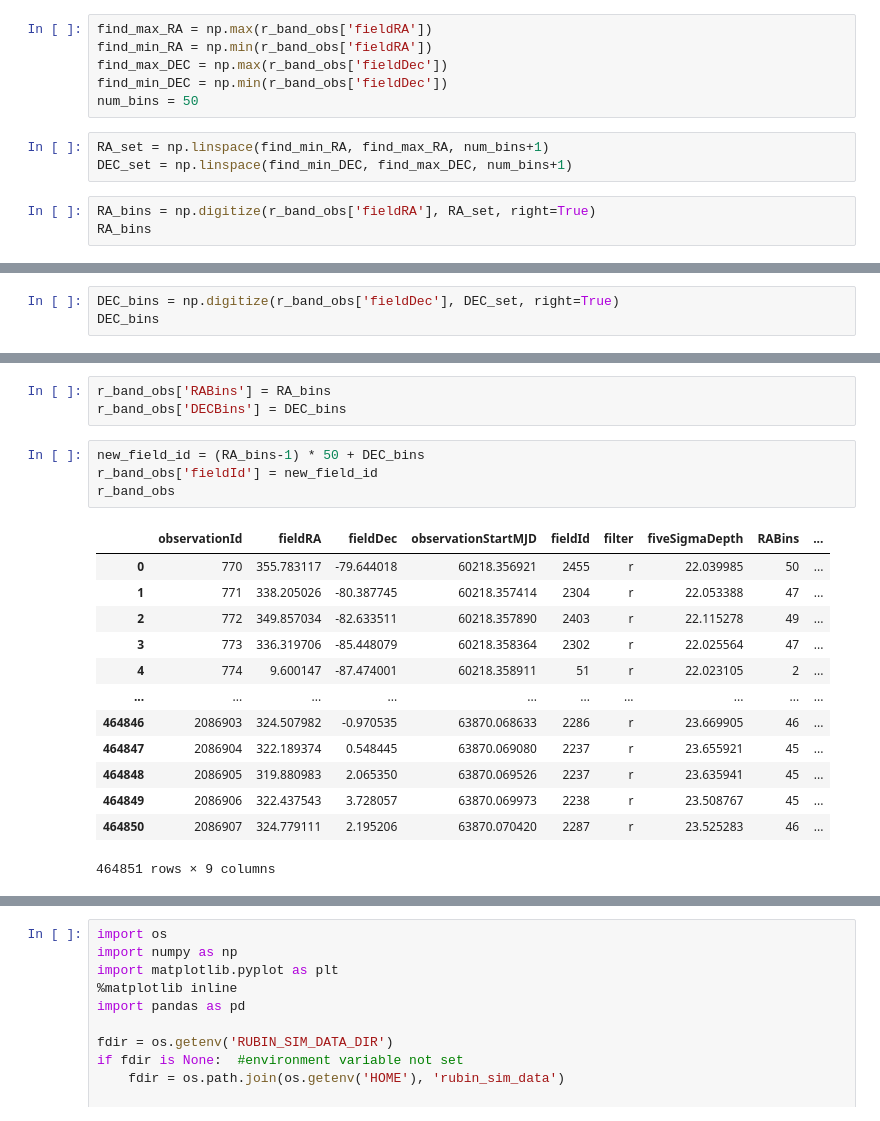
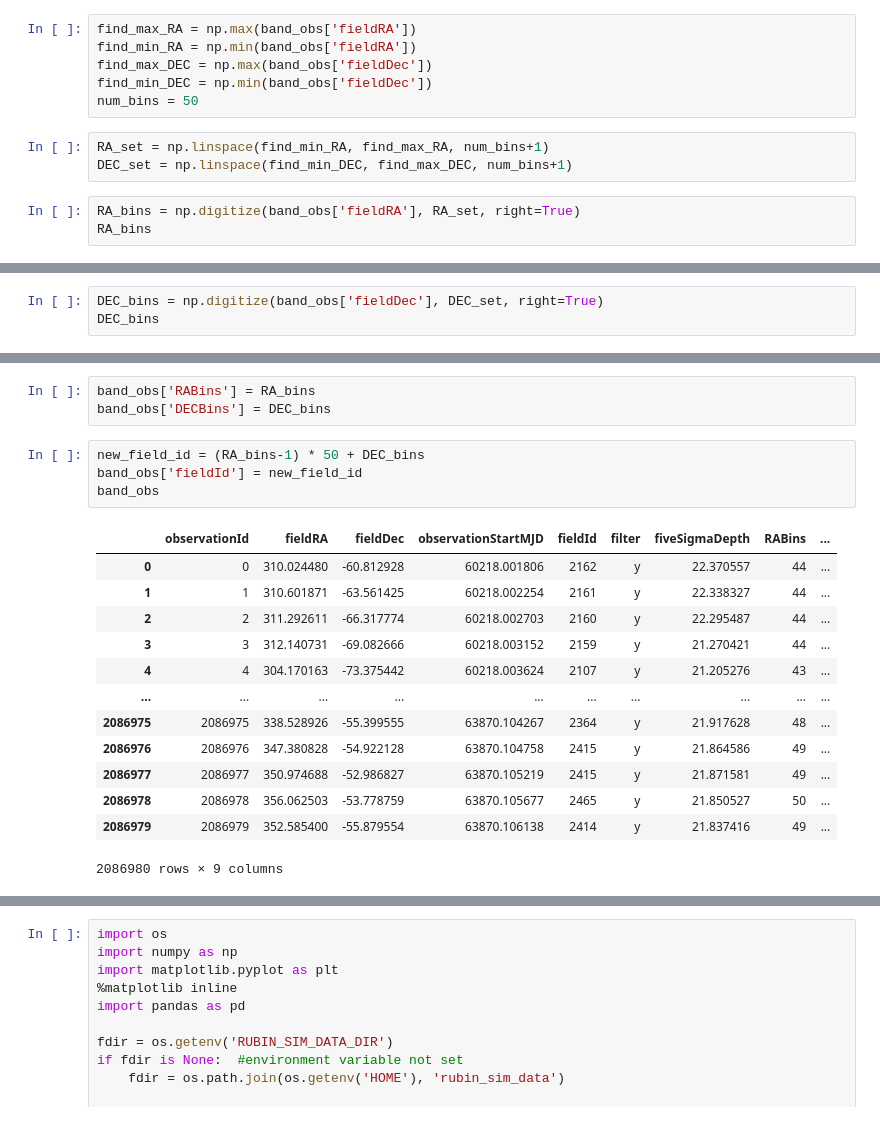
Before and after one commit to dirac-institute/uw-premap-2022-photoz, a Jupyter notebook: magnitudes.ipynb, the cells around one changed output, grey strips where cells are left out. Drawn from its saved outputs; the diff is of its cells as text.

```diff
--- a/magnitudes.ipynb
+++ b/magnitudes.ipynb
@@ -70,15 +70,15 @@ plt.colorbar()
 # %%
 import numpy as np
 # %%
-find_max_RA = np.max(r_band_obs['fieldRA'])
-find_min_RA = np.min(r_band_obs['fieldRA'])
-find_max_DEC = np.max(r_band_obs['fieldDec'])
-find_min_DEC = np.min(r_band_obs['fieldDec'])
+find_max_RA = np.max(band_obs['fieldRA'])
+find_min_RA = np.min(band_obs['fieldRA'])
+find_max_DEC = np.max(band_obs['fieldDec'])
+find_min_DEC = np.min(band_obs['fieldDec'])
 num_bins = 50
 # %%
 RA_set = np.linspace(find_min_RA, find_max_RA, num_bins+1)
 DEC_set = np.linspace(find_min_DEC, find_max_DEC, num_bins+1)
 # %%
-RA_bins = np.digitize(r_band_obs['fieldRA'], RA_set, right=True)
+RA_bins = np.digitize(band_obs['fieldRA'], RA_set, right=True)
 RA_bins
 # %% [output]
@@ -86,4 +86,4 @@ array([50, 47, 49, ..., 45, 45, 46])
 # %%
-DEC_bins = np.digitize(r_band_obs['fieldDec'], DEC_set, right=True)
+DEC_bins = np.digitize(band_obs['fieldDec'], DEC_set, right=True)
 DEC_bins
 # %% [output]
@@ -91,22 +91,22 @@ array([ 5,  4,  3, ..., 37, 38, 37])
 # %%
-r_band_obs['RABins'] = RA_bins
-r_band_obs['DECBins'] = DEC_bins
+band_obs['RABins'] = RA_bins
+band_obs['DECBins'] = DEC_bins
 # %%
 new_field_id = (RA_bins-1) * 50 + DEC_bins
-r_band_obs['fieldId'] = new_field_id
-r_band_obs
+band_obs['fieldId'] = new_field_id
+band_obs
 # %% [output]
 |  | observationId | fieldRA | fieldDec | observationStartMJD | fieldId | filter | fiveSigmaDepth | RABins | ... |
-| 0 | 770 | 355.783117 | -79.644018 | 60218.356921 | 2455 | r | 22.039985 | 50 | ... |
-| 1 | 771 | 338.205026 | -80.387745 | 60218.357414 | 2304 | r | 22.053388 | 47 | ... |
-| 2 | 772 | 349.857034 | -82.633511 | 60218.357890 | 2403 | r | 22.115278 | 49 | ... |
-| 3 | 773 | 336.319706 | -85.448079 | 60218.358364 | 2302 | r | 22.025564 | 47 | ... |
-| 4 | 774 | 9.600147 | -87.474001 | 60218.358911 | 51 | r | 22.023105 | 2 | ... |
+| 0 | 0 | 310.024480 | -60.812928 | 60218.001806 | 2162 | y | 22.370557 | 44 | ... |
+| 1 | 1 | 310.601871 | -63.561425 | 60218.002254 | 2161 | y | 22.338327 | 44 | ... |
+| 2 | 2 | 311.292611 | -66.317774 | 60218.002703 | 2160 | y | 22.295487 | 44 | ... |
+| 3 | 3 | 312.140731 | -69.082666 | 60218.003152 | 2159 | y | 21.270421 | 44 | ... |
+| 4 | 4 | 304.170163 | -73.375442 | 60218.003624 | 2107 | y | 21.205276 | 43 | ... |
 | ... | ... | ... | ... | ... | ... | ... | ... | ... | ... |
-| 464846 | 2086903 | 324.507982 | -0.970535 | 63870.068633 | 2286 | r | 23.669905 | 46 | ... |
-| 464847 | 2086904 | 322.189374 | 0.548445 | 63870.069080 | 2237 | r | 23.655921 | 45 | ... |
-| 464848 | 2086905 | 319.880983 | 2.065350 | 63870.069526 | 2237 | r | 23.635941 | 45 | ... |
-| 464849 | 2086906 | 322.437543 | 3.728057 | 63870.069973 | 2238 | r | 23.508767 | 45 | ... |
-| 464850 | 2086907 | 324.779111 | 2.195206 | 63870.070420 | 2287 | r | 23.525283 | 46 | ... |
+| 2086975 | 2086975 | 338.528926 | -55.399555 | 63870.104267 | 2364 | y | 21.917628 | 48 | ... |
+| 2086976 | 2086976 | 347.380828 | -54.922128 | 63870.104758 | 2415 | y | 21.864586 | 49 | ... |
+| 2086977 | 2086977 | 350.974688 | -52.986827 | 63870.105219 | 2415 | y | 21.871581 | 49 | ... |
+| 2086978 | 2086978 | 356.062503 | -53.778759 | 63870.105677 | 2465 | y | 21.850527 | 50 | ... |
+| 2086979 | 2086979 | 352.585400 | -55.879554 | 63870.106138 | 2414 | y | 21.837416 | 49 | ... |
-464851 rows × 9 columns
+2086980 rows × 9 columns
 # %%
```
Also changed, not shown: parts of 17 cells of this notebook, 1 other file.
